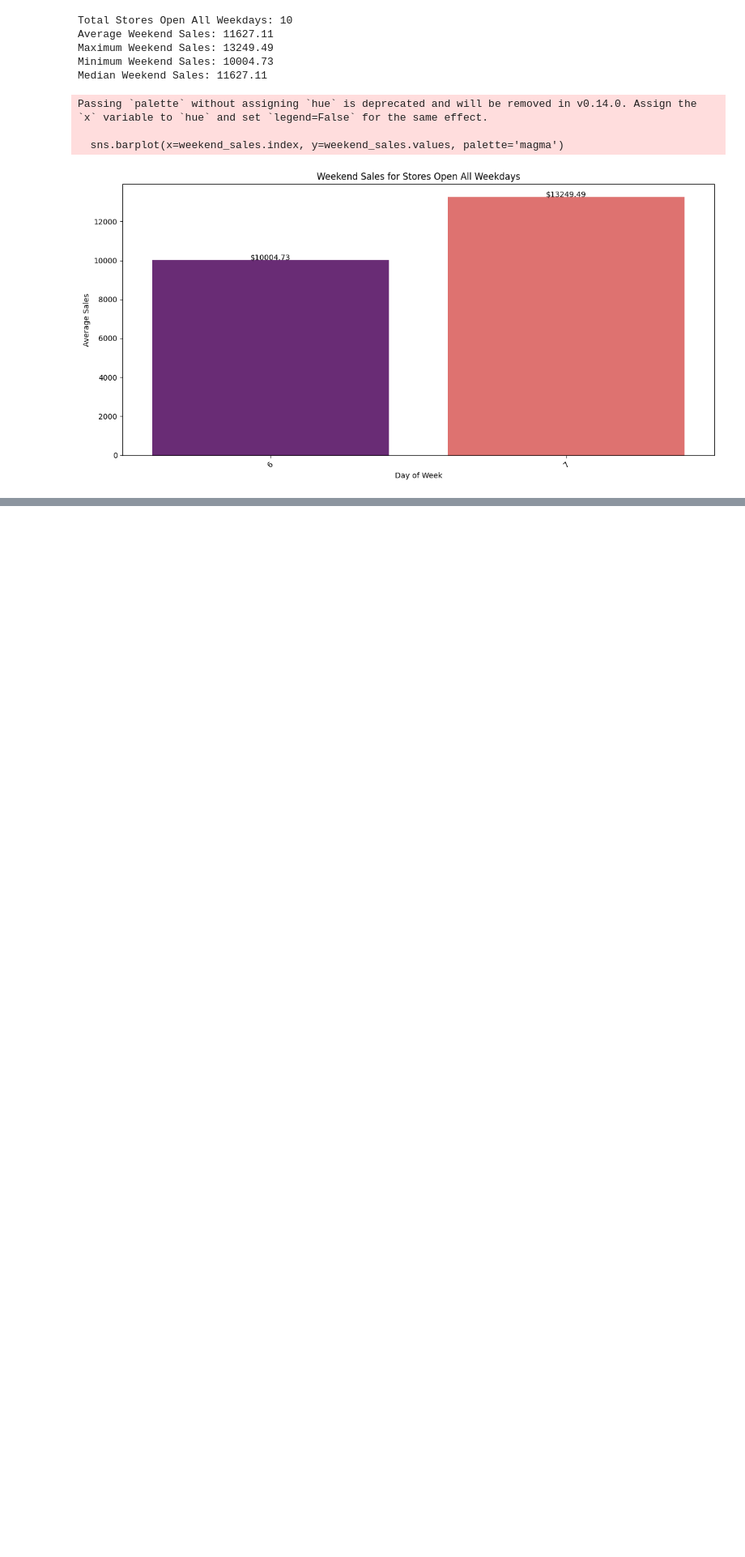
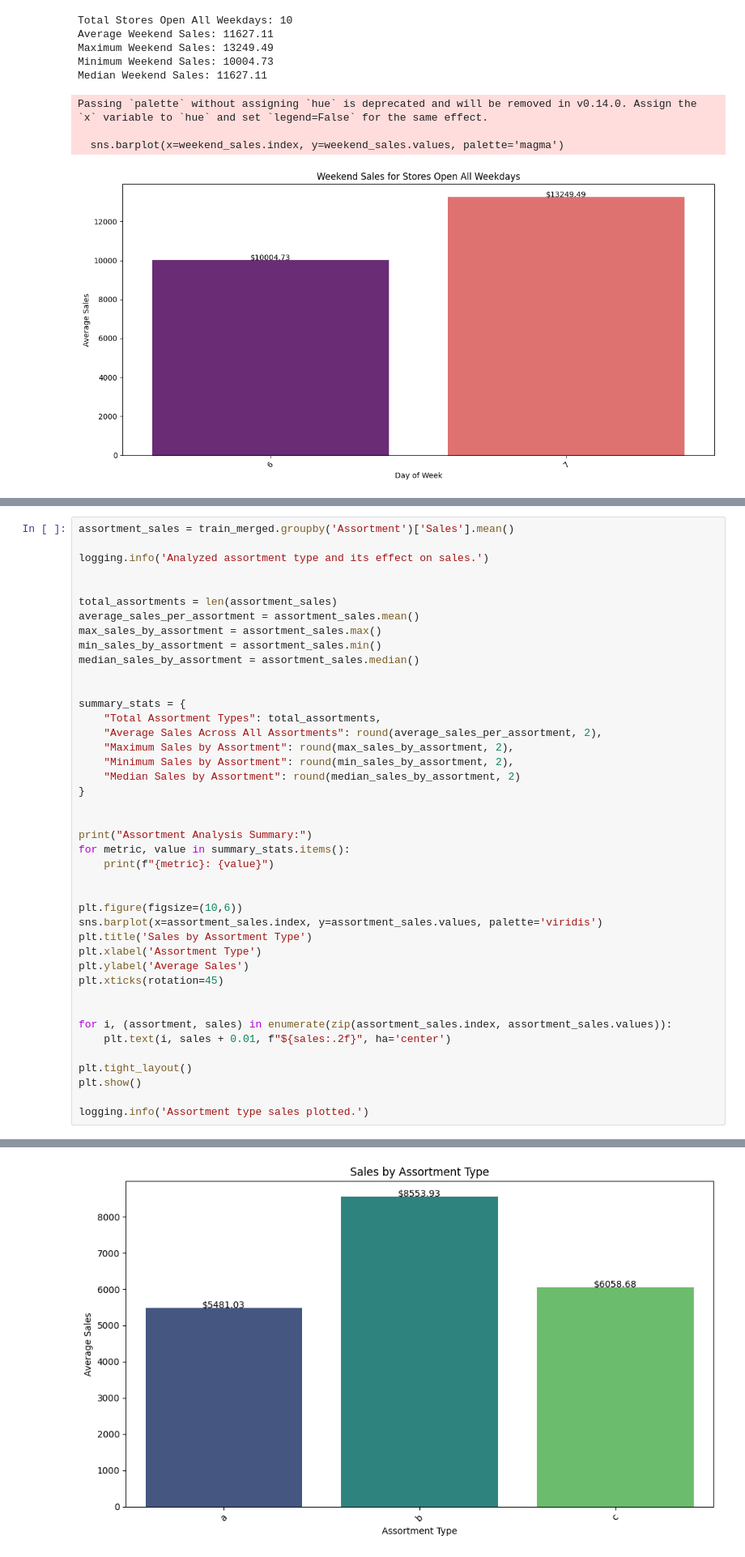
Before and after one commit to Birkity/Rossmann-forecastSales-, a Jupyter notebook: notebooks/task_1.ipynb, the cells around one changed output, grey strips where cells are left out. Shown: that part at 81% size. Cells and saved outputs as stored; diff of their text form; blank space fills up the shorter version.

Commit message:
Analyzed and plotted effect of assortment type on sales

```diff
--- a/notebooks/task_1.ipynb
+++ b/notebooks/task_1.ipynb
@@ -775,0 +778,43 @@ Passing `palette` without assigning `hue` is deprecated and will be removed in v
+# %%
+assortment_sales = train_merged.groupby('Assortment')['Sales'].mean()
+
+logging.info('Analyzed assortment type and its effect on sales.')
+
+
+total_assortments = len(assortment_sales)
+average_sales_per_assortment = assortment_sales.mean()
+max_sales_by_assortment = assortment_sales.max()
+min_sales_by_assortment = assortment_sales.min()
+median_sales_by_assortment = assortment_sales.median()
+
+
+summary_stats = {
+    "Total Assortment Types": total_assortments,
+    "Average Sales Across All Assortments": round(average_sales_per_assortment, 2),
+    "Maximum Sales by Assortment": round(max_sales_by_assortment, 2),
+    "Minimum Sales by Assortment": round(min_sales_by_assortment, 2),
+    "Median Sales by Assortment": round(median_sales_by_assortment, 2)
+}
+
+
+print("Assortment Analysis Summary:")
+for metric, value in summary_stats.items():
+    print(f"{metric}: {value}")
+
+
+plt.figure(figsize=(10,6))
+sns.barplot(x=assortment_sales.index, y=assortment_sales.values, palette='viridis')
+plt.title('Sales by Assortment Type')
+plt.xlabel('Assortment Type')
+plt.ylabel('Average Sales')
+plt.xticks(rotation=45)
+
+
+for i, (assortment, sales) in enumerate(zip(assortment_sales.index, assortment_sales.values)):
+    plt.text(i, sales + 0.01, f"${sales:.2f}", ha='center')
+
+plt.tight_layout()
+plt.show()
+
+logging.info('Assortment type sales plotted.')
+# %% [output]
@@ -775,0 +830 @@ Passing `palette` without assigning `hue` is deprecated and will be removed in v
+[figure, added]
```
Also changed, not shown: parts of 2 cells of this notebook, 1 other file.
